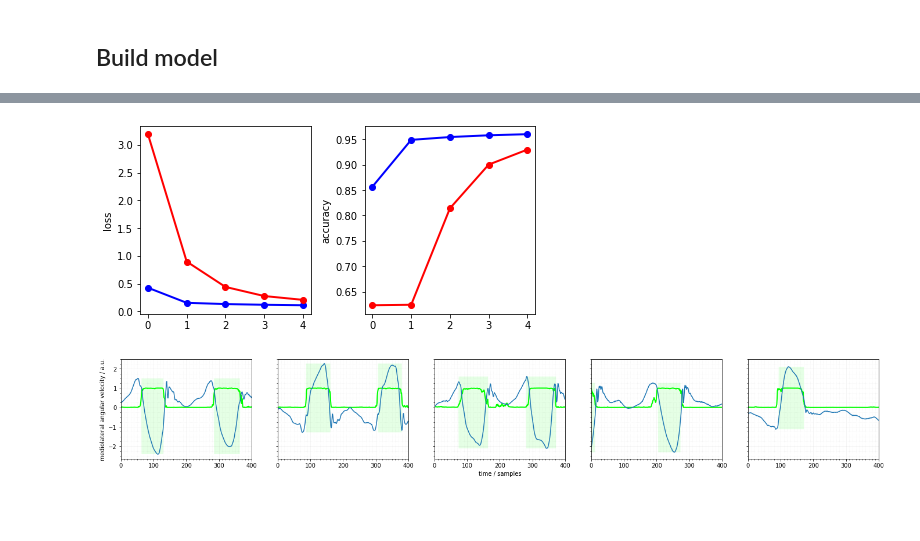
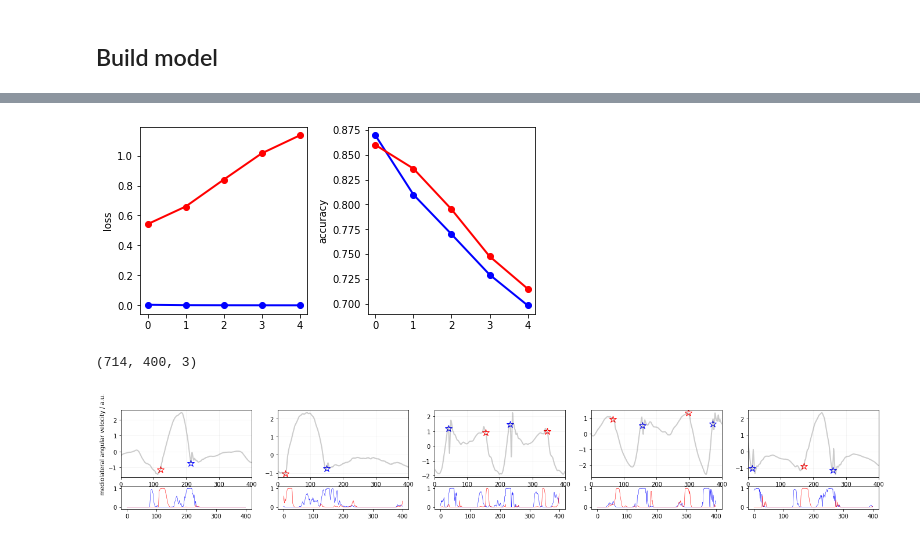
Before and after one commit to rmndrs89/my-gait-events-tcn, a Jupyter notebook: keepcontrol_example.ipynb, the cells around one changed output, grey strips where cells are left out. Cells and saved outputs as stored; diff of their text form; code cells hidden in the pictures; blank space fills up the shorter version.

Commit message:
Initial test for detecting events using sparse categorical crossentropy

```diff
--- a/keepcontrol_example.ipynb
+++ b/keepcontrol_example.ipynb
@@ -104,7 +112,7 @@ def make_model(input_shape):
     )
     return tcn_model
 # %%
-tcn_model = make_model(train_data.shape[1:])
+tcn_model = make_model(train_data.shape[1:], classification_task=CLASSIFICATION_TASK)
 tcn_model.summary()
 # %% [output]
 Model: "tcn_model"
@@ -124,0 +142,6 @@ _________________________________________________________________
+# %%
+weights = np.zeros_like(train_targets)
+print(weights.shape)
+
+weights[train_targets>0] = 1.0
+print(weights.shape)
@@ -125,10 +151,12 @@ _________________________________________________________________
 # %%
 history = tcn_model.fit(
     x=train_data,
-    y=train_labels,
+    y=train_targets,
     epochs=5,
-    batch_size=64,
-    validation_data=(val_data, val_labels)
+    batch_size=32,
+    validation_data=(val_data, val_targets),
+    shuffle=True,
+    sample_weight=weights
 )
 # %% [output]
 Epoch 1/5
@@ -170,32 +198,41 @@ fig, axs = plt.subplots(1, 2, figsize=(16*cm, 8*cm))
 axs[0].plot(history.history["loss"], 'bo-', lw=2, label="training")
 axs[0].plot(history.history["val_loss"], 'ro-', lw=2, label="validation")
 axs[0].set_ylabel("loss")
-axs[1].plot(history.history["binary_accuracy"], 'bo-', lw=2, label="training")
-axs[1].plot(history.history["val_binary_accuracy"], 'ro-', lw=2, label="validation")
+axs[1].plot(history.history["categorical_accuracy"], 'bo-', lw=2, label="training")
+axs[1].plot(history.history["val_categorical_accuracy"], 'ro-', lw=2, label="validation")
 axs[1].set_ylabel("accuracy")
 plt.tight_layout()
 plt.show()
 # %% [output]
-[figure, old version]
+[figure, new version]
 # %%
 predictions = tcn_model.predict(val_data)
+# %%
+predictions.shape
+# %% [output]
+(714, 400, 3)
 # %%
 num_examples = 5
 indx_random = np.random.choice(val_data.shape[0], num_examples, replace=False)
 cm = 1/2.54
-fig, axs = plt.subplots(1, num_examples, figsize=(2*29.7*cm, 8*cm), sharey=True)
+fig, axs = plt.subplots(2, num_examples, figsize=(2*29.7*cm, 8*cm), gridspec_kw={'height_ratios': [3, 1]})
 for (i, indx) in enumerate(indx_random):
-    axs[i].fill_between(np.arange(val_labels[indx].shape[0]), val_labels[indx][:,0]*max(val_data[indx][:,5]), color=(0, 1, 0), alpha=0.1, edgecolor='none')
-    axs[i].fill_between(np.arange(val_labels[indx].shape[0]), val_labels[indx][:,0]*min(val_data[indx][:,5]), color=(0, 1, 0), alpha=0.1, edgecolor='none')
-    axs[i].plot(predictions[indx][:,0], c=(0, 1, 0), lw=2)
-    axs[i].plot(val_data[indx][:,5])
-    axs[i].xaxis.set_minor_locator(plt.MultipleLocator(10))
-    axs[i].yaxis.set_minor_locator(plt.MultipleLocator(0.25))
-    axs[i].grid(True, which="minor", ls=":", color=(0, 0, 0), alpha=0.05)
-    axs[i].grid(True, which="major", color=(0, 0, 0), alpha=0.05)
-    axs[i].set_xlim((0, val_data[indx].shape[0]))
-axs[0].set_ylabel("mediolateral angular velocity / a.u.")
-axs[num_examples//2].set_xlabel("time / samples")
+    if CLASSIFICATION_TASK == "events":
+        axs[0][i].plot(np.argwhere(val_targets[indx][:,0]==2)[:,0], val_data[indx][np.argwhere(val_targets[indx][:,0]==2)[:,0],5], ls="none", marker="*", mfc="none", mec="r", ms=12)
+        axs[0][i].plot(np.argwhere(val_targets[indx][:,0]==1)[:,0], val_data[indx][np.argwhere(val_targets[indx][:,0]==1)[:,0],5], ls="none", marker="*", mfc="none", mec="b", ms=12)
+        axs[1][i].plot(predictions[indx][:,1], ls="-", c=(0, 0, 1), lw=0.5)
+        axs[1][i].plot(predictions[indx][:,2], ls="-", c=(1, 0, 0), lw=0.5)
+        axs[1][i].set_ylim((-0.1, 1.1))
+        axs[1][i].set_yticks((0., 1.))
+    else:
+        axs[0][i].fill_between(np.arange(val_labels[indx].shape[0]), val_labels[indx][:,0]*max(val_data[indx][:,5]), color=(0, 1, 0), alpha=0.1, edgecolor='none')
+        axs[0][i].fill_between(np.arange(val_labels[indx].shape[0]), val_labels[indx][:,0]*min(val_data[indx][:,5]), color=(0, 1, 0), alpha=0.1, edgecolor='none')
+    axs[0][i].plot(val_data[indx][:,5], color=(0, 0, 0), alpha=0.2, lw=2)
+    axs[0][i].grid(True, which="minor", ls=":", color=(0, 0, 0), alpha=0.05)
+    axs[0][i].grid(True, which="major", color=(0, 0, 0), alpha=0.05)
+    axs[0][i].set_xlim((0, val_data[indx].shape[0]))
+axs[0][0].set_ylabel("mediolateral angular velocity / a.u.")
+axs[0][num_examples//2].set_xlabel("time / samples")
 plt.show()
 # %% [output]
-[figure, old version]
+[figure, new version]
```
Also changed, not shown: parts of 17 cells of this notebook, 6 other files.
